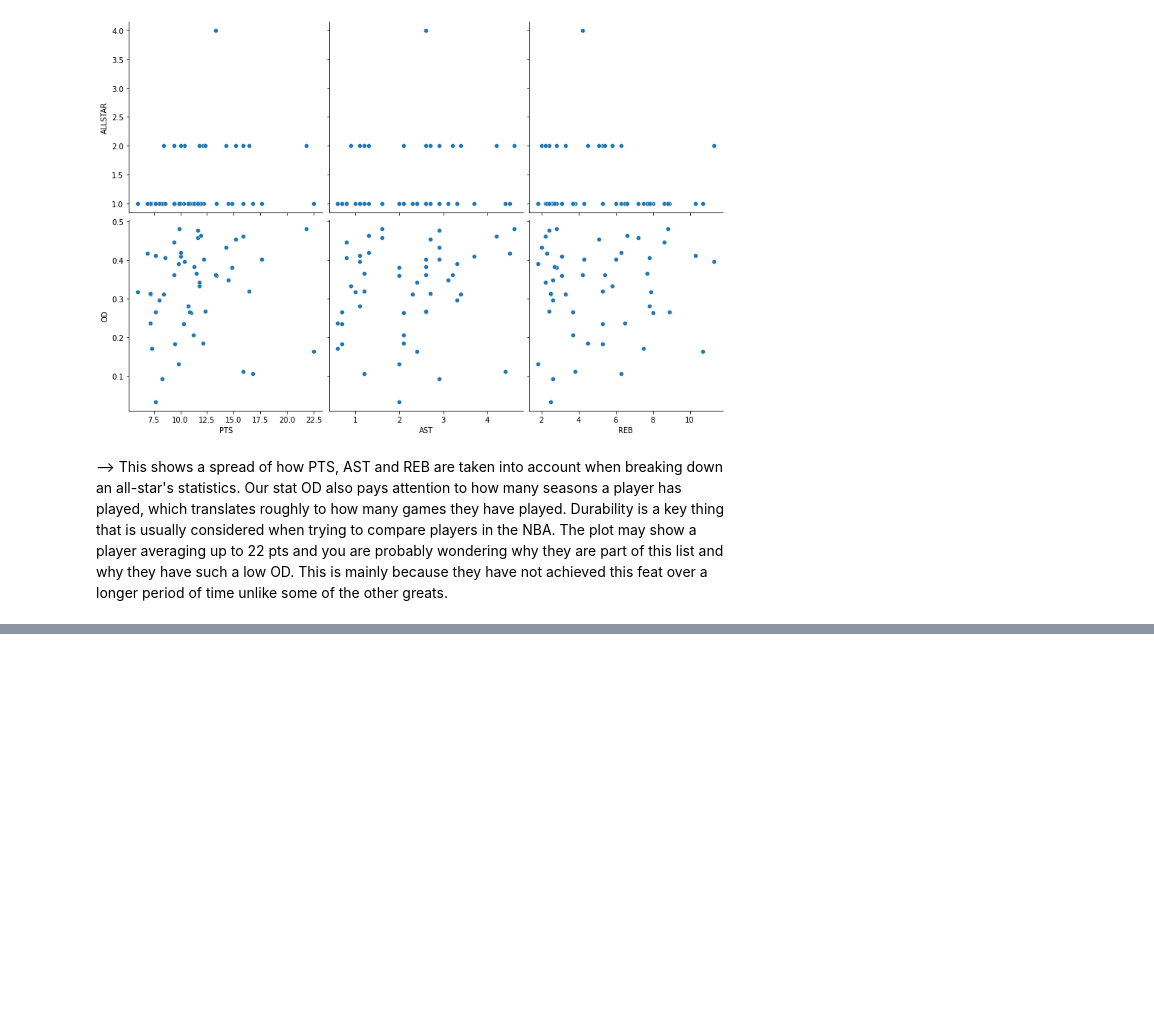
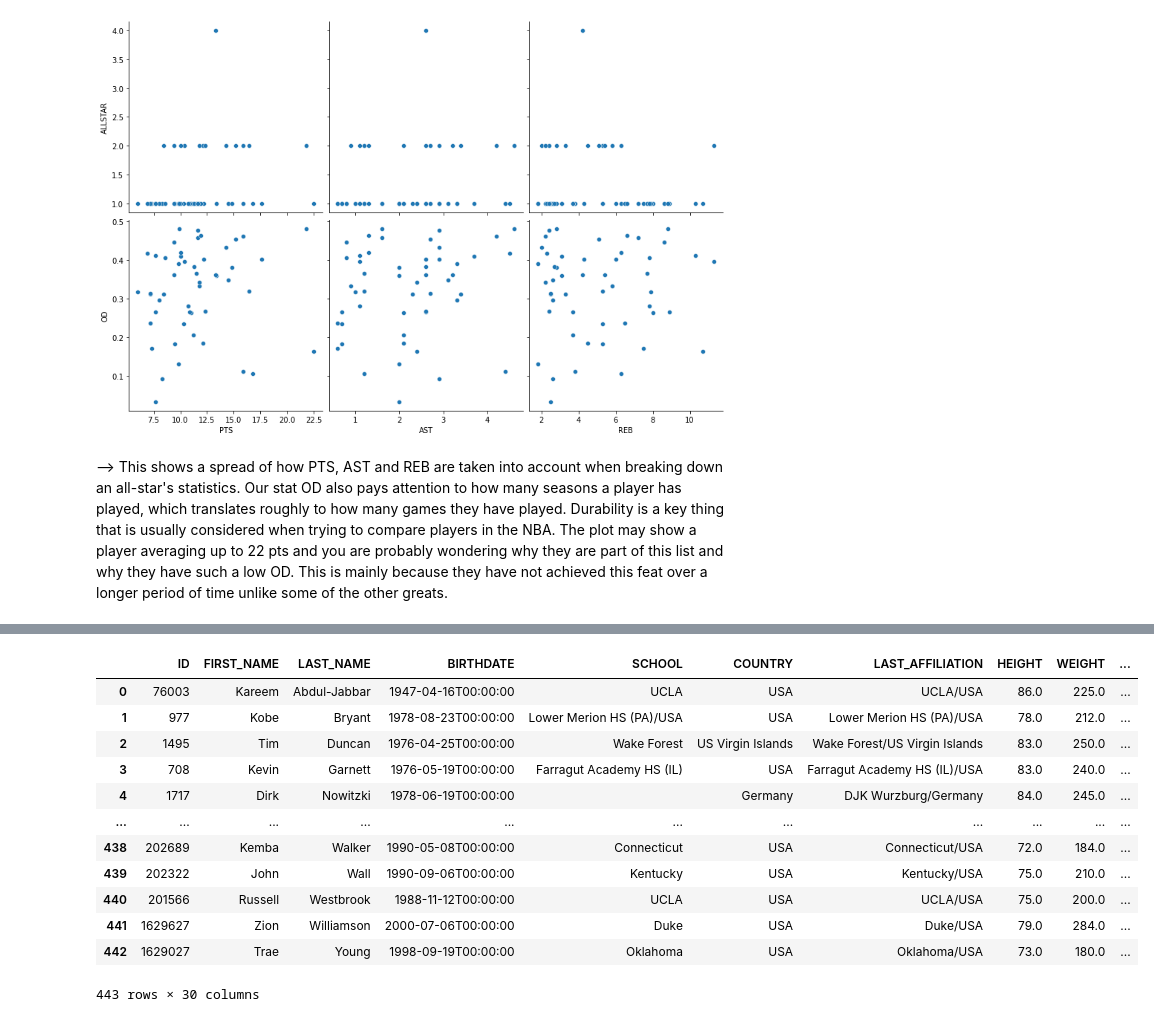
Before and after one commit to data301-2021-winter1/project-group-46-project-1, a Jupyter notebook: notebooks/analysis2.ipynb, the cells around one changed output, grey strips where cells are left out. Saved outputs shown, nothing was run; the diff lists cells and outputs as text; code cells hidden in the pictures; blank space fills up the shorter version.

```diff
--- a/notebooks/analysis2.ipynb
+++ b/notebooks/analysis2.ipynb
@@ -742,0 +746,4 @@ sns.pairplot(display, x_vars= {"PTS", "AST", "REB"}, y_vars = {"OD", "ALLSTAR"},
+# %%
+#This is an update for our dataset where we now have a count for every all star (retired and still active). How does this change some of our previous analysis?
+add = pd.read_csv('../data/raw/All star update.csv')
+add
@@ -742,0 +781,32 @@ sns.pairplot(display, x_vars= {"PTS", "AST", "REB"}, y_vars = {"OD", "ALLSTAR"},
+# %%
+#There are 368 all stars so far, when we update the data...
+#add.loc[add['FULL_NAME'] == 'A.C.']
+#add.loc[add['FULL_NAME'] == 'LeBron James',['FULL_NAME']] = 'LeBron James'
+#df.columns = df.columns.str.rstrip()
+
+#player.loc[player.FULL_NAME.isin(add.FULL_NAME), ['ALLSTAR']] = add
+#player.loc[player['FULL_NAME'] == 'YaoMing']
+#player.loc[player['FIRST_NAME'].str.contains('Y')]
+temp = player.merge(add, how = 'cross')
+#df2.set_index('Name').combine_first(df1.set_index('Name')).reset_index()
+#player['ALLSTAR'] = player['ALLSTAR'].fillna(0)
+#player
+temp1 = temp[temp['FULL_NAME_x'] == temp['FULL_NAME_y']]
+temp1 = temp1.drop(columns = ['FULL_NAME_y', 'ALLSTAR_x'])
+temp1 = temp1.rename(columns={'FULL_NAME_x':'FULL_NAME', 'ALLSTAR_y':'ALLSTAR'}).reset_index(drop=True)
+temp1 = temp1.astype({"ALLSTAR": float})
+temp1
+# %% [output]
+|  | ID | FIRST_NAME | LAST_NAME | BIRTHDATE | SCHOOL | COUNTRY | LAST_AFFILIATION | HEIGHT | WEIGHT | ... |
+| 0 | 76003 | Kareem | Abdul-Jabbar | 1947-04-16T00:00:00 | UCLA | USA | UCLA/USA | 86.0 | 225.0 | ... |
+| 1 | 977 | Kobe | Bryant | 1978-08-23T00:00:00 | Lower Merion HS (PA)/USA | USA | Lower Merion HS (PA)/USA | 78.0 | 212.0 | ... |
+| 2 | 1495 | Tim | Duncan | 1976-04-25T00:00:00 | Wake Forest | US Virgin Islands | Wake Forest/US Virgin Islands | 83.0 | 250.0 | ... |
+| 3 | 708 | Kevin | Garnett | 1976-05-19T00:00:00 | Farragut Academy HS (IL) | USA | Farragut Academy HS (IL)/USA | 83.0 | 240.0 | ... |
+| 4 | 1717 | Dirk | Nowitzki | 1978-06-19T00:00:00 |  | Germany | DJK Wurzburg/Germany | 84.0 | 245.0 | ... |
+| ... | ... | ... | ... | ... | ... | ... | ... | ... | ... | ... |
+| 438 | 202689 | Kemba | Walker | 1990-05-08T00:00:00 | Connecticut | USA | Connecticut/USA | 72.0 | 184.0 | ... |
+| 439 | 202322 | John | Wall | 1990-09-06T00:00:00 | Kentucky | USA | Kentucky/USA | 75.0 | 210.0 | ... |
+| 440 | 201566 | Russell | Westbrook | 1988-11-12T00:00:00 | UCLA | USA | UCLA/USA | 75.0 | 200.0 | ... |
+| 441 | 1629627 | Zion | Williamson | 2000-07-06T00:00:00 | Duke | USA | Duke/USA | 79.0 | 284.0 | ... |
+| 442 | 1629027 | Trae | Young | 1998-09-19T00:00:00 | Oklahoma | USA | Oklahoma/USA | 73.0 | 180.0 | ... |
+443 rows × 30 columns
```
Also changed, not shown: parts of 7 cells of this notebook, 4 other files.
